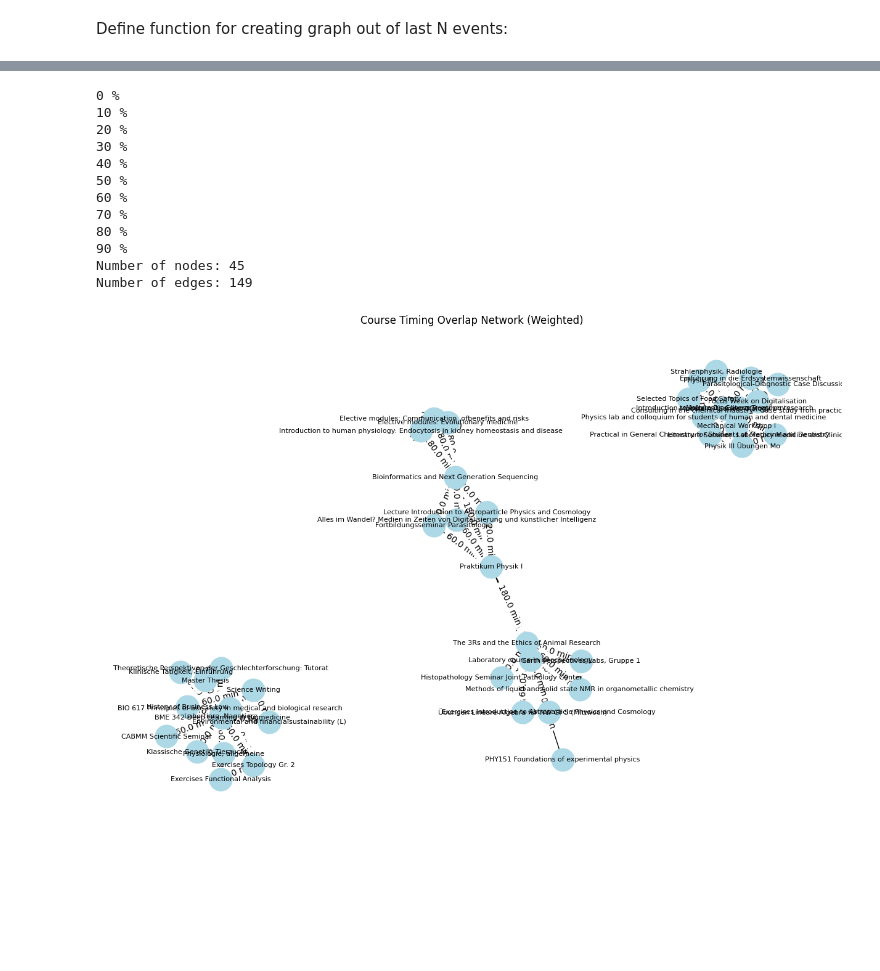
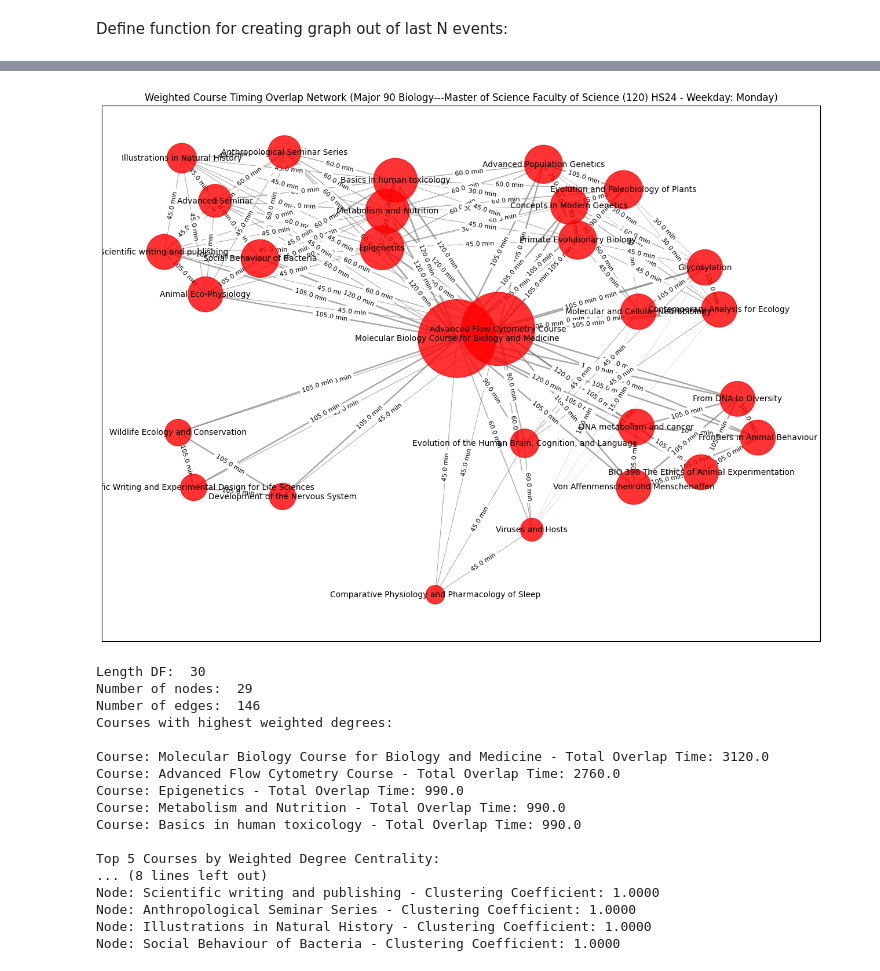
Before and after one commit to mwooll/UZH_Network, a Jupyter notebook: src/marcel_graph.ipynb, the cells around one changed output, grey strips where cells are left out. Cells and saved outputs as stored; diff of their text form; code cells hidden in the pictures; blank space fills up the shorter version.

Commit message:
Time Overlap Graph Code update

```diff
--- a/src/marcel_graph.ipynb
+++ b/src/marcel_graph.ipynb
@@ -12,5 +13,5 @@ os.chdir('C:/Users/marce/OneDrive/Desktop/UZH/Network Science/newRpeo/UZH_Networ
 
 study_programs = pd.read_csv("data/csv/HS24/VVZ_HS24_study_programs.csv", encoding="utf-16")
 modules = pd.read_csv("data/csv/HS24/VVZ_HS24_modules.csv",encoding="utf-16")
-time_schedule = pd.read_csv("data/csv/HS24/VVZ_HS24_time_schedule.csv")
+time_schedule = pd.read_csv("data/csv/HS24/VVZ_HS24_joined_time_schedule.csv")
 # %% [markdown]
@@ -207,16 +342,21 @@ Number of edges: 16
-# %%
-create_weighted_time_overlap_graph(50,perc=True)
-# %% [output]
-0 %
-10 %
-20 %
-30 %
-40 %
-50 %
-60 %
-70 %
-80 %
-90 %
-Number of nodes: 45
-Number of edges: 149
-[figure, removed]
+# %%
+create_weighted_time_overlap_graph(weekday='Monday', node_size=3,semester='HS24', study_program='Major 90 Biology---Master of Science Faculty of Science (120)')
+# %% [output]
+[figure, added]
+Length DF:  30
+Number of nodes:  29
+Number of edges:  146
+Courses with highest weighted degrees:
+
+Course: Molecular Biology Course for Biology and Medicine - Total Overlap Time: 3120.0
+Course: Advanced Flow Cytometry Course - Total Overlap Time: 2760.0
+Course: Epigenetics - Total Overlap Time: 990.0
+Course: Metabolism and Nutrition - Total Overlap Time: 990.0
+Course: Basics in human toxicology - Total Overlap Time: 990.0
+
+Top 5 Courses by Weighted Degree Centrality:
+... (8 lines left out)
+Node: Scientific writing and publishing - Clustering Coefficient: 1.0000
+Node: Anthropological Seminar Series - Clustering Coefficient: 1.0000
+Node: Illustrations in Natural History - Clustering Coefficient: 1.0000
+Node: Social Behaviour of Bacteria - Clustering Coefficient: 1.0000
```
Also changed, not shown: parts of 11 cells of this notebook, 10 other files.
